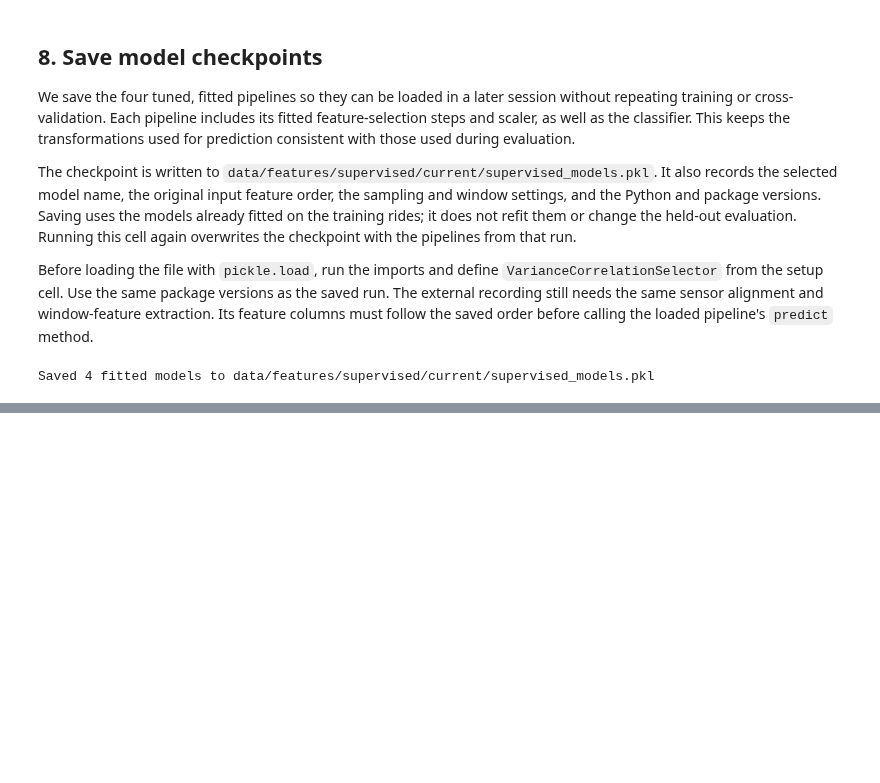
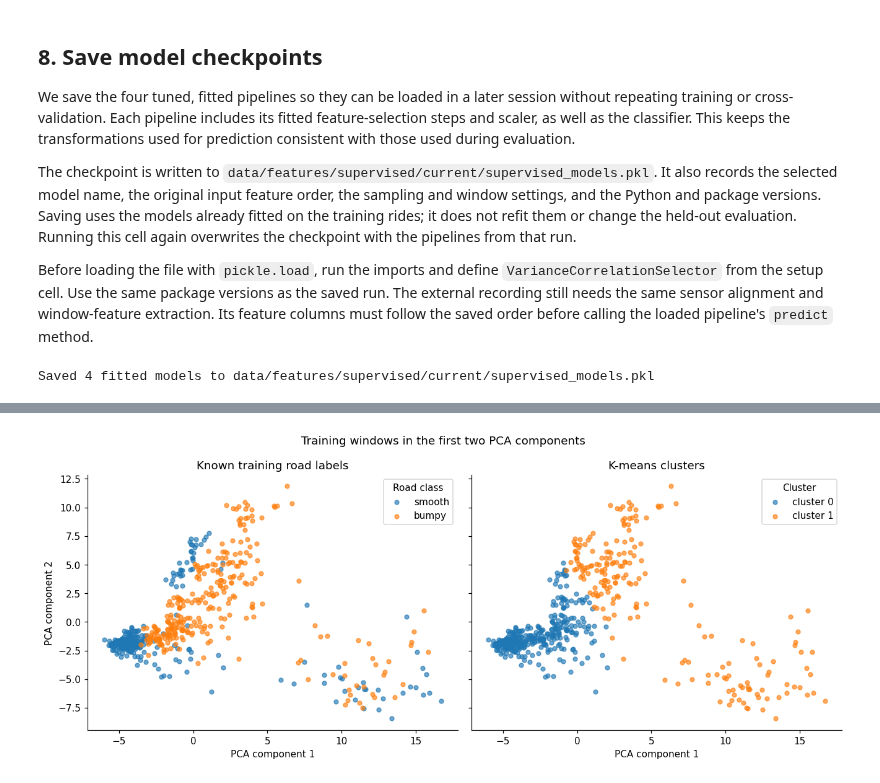
Before and after one commit to LarsHeijnennn/DataAnalysis-LearningMethods, a Jupyter notebook: project_pipeline.ipynb, the cells around one changed output, grey strips where cells are left out. Drawn from its saved outputs; the diff is of its cells as text; code cells hidden in the pictures; blank space fills up the shorter version.

Commit message:
final first version

```diff
--- a/project_pipeline.ipynb
+++ b/project_pipeline.ipynb
@@ -1785,0 +1883,37 @@ Saved 4 fitted models to data/features/supervised/current/supervised_models.pkl
+# %%
+best_cluster_labels = fitted_unsupervised_models[best_unsupervised_model_name]
+
+figure, axes = plt.subplots(1, 2, figsize=(12, 5), sharex=True, sharey=True)
+for road_class, color in [("smooth", "tab:blue"), ("bumpy", "tab:orange")]:
+    mask = y_train.to_numpy() == road_class
+    axes[0].scatter(
+        X_unsupervised_train[mask, 0],
+        X_unsupervised_train[mask, 1],
+        label=road_class,
+        color=color,
+        alpha=0.65,
+        s=20,
+    )
+axes[0].set_title("Known training road labels")
+axes[0].set_xlabel("PCA component 1")
+axes[0].set_ylabel("PCA component 2")
+axes[0].legend(title="Road class")
+
+for cluster_id in sorted(set(best_cluster_labels)):
+    mask = best_cluster_labels == cluster_id
+    label = "noise" if cluster_id == -1 else f"cluster {cluster_id}"
+    axes[1].scatter(
+        X_unsupervised_train[mask, 0],
+        X_unsupervised_train[mask, 1],
+        label=label,
+        alpha=0.65,
+        s=20,
+    )
+axes[1].set_title(f"{best_unsupervised_model_name} clusters")
+axes[1].set_xlabel("PCA component 1")
+axes[1].legend(title="Cluster")
+figure.suptitle("Training windows in the first two PCA components")
+figure.tight_layout()
+plt.show()
+# %% [output]
+[figure, added]
```
Also changed, not shown: parts of 24 cells of this notebook, 17 other files.
